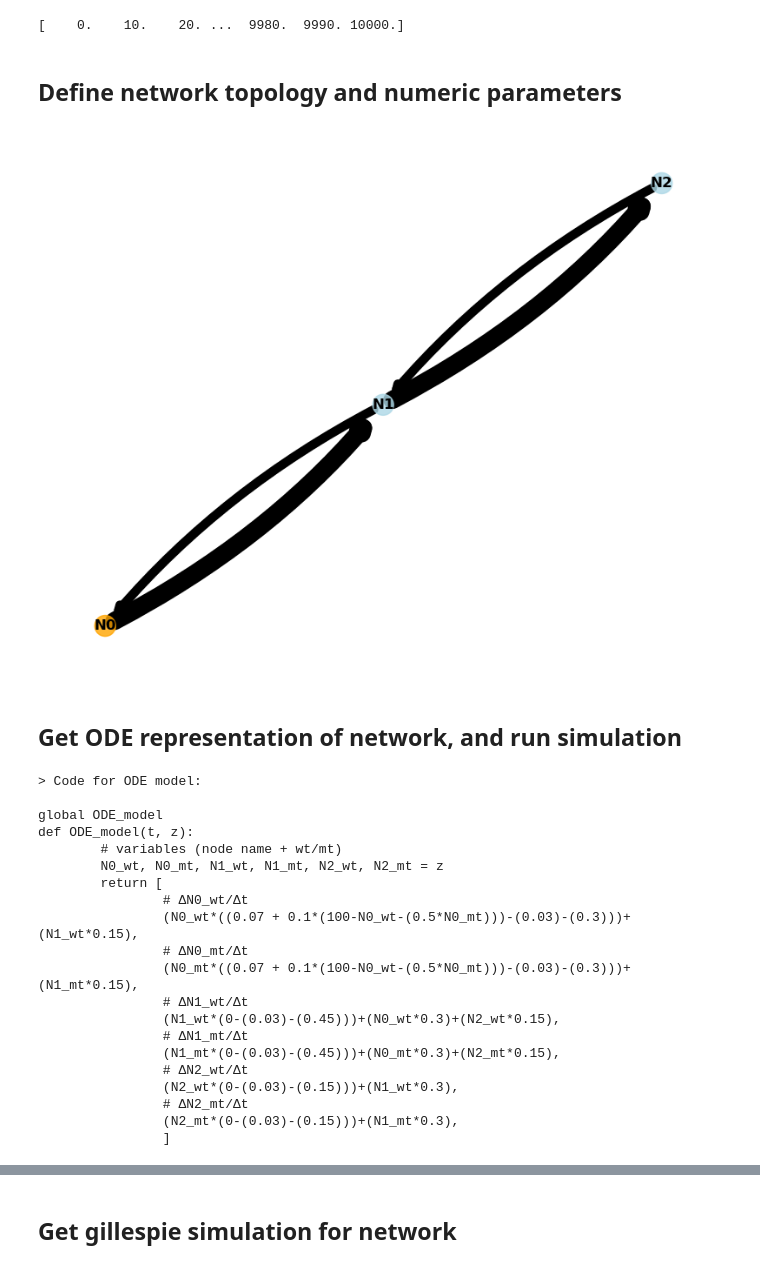
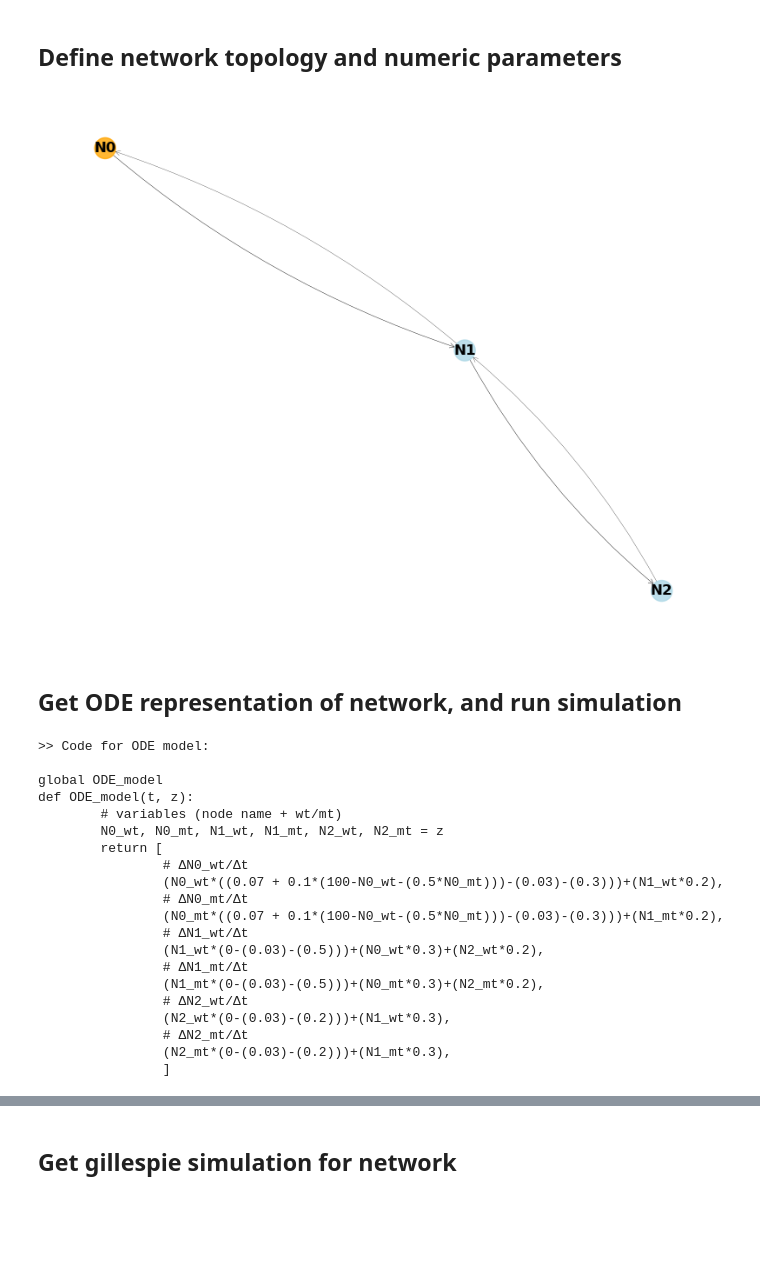
Before and after one commit to dkornai/SSD-in-Neurons, a Jupyter notebook: simulate_from_network.ipynb, the cells around one changed output, grey strips where cells are left out. Cells and saved outputs as stored; diff of their text form; code cells hidden in the pictures; blank space fills up the shorter version.

```diff
--- a/simulate_from_network.ipynb
+++ b/simulate_from_network.ipynb
@@ -13,8 +13,6 @@ from network_generate import linear_network
 import libgillespie
 # %%
 MAX_T = 10000
-TIME_POINTS = np.linspace(0, MAX_T, 1001)
+TIME_POINTS = np.linspace(0, MAX_T, 101)
-# %% [output]
-[    0.    10.    20. ...  9980.  9990. 10000.]
 # %% [markdown]
 ## Define network topology and numeric parameters
@@ -55,23 +19,23 @@ TIME_POINTS = np.linspace(0, MAX_T, 1001)
 # %%
 C_B = 0.1
 MU_AXON = 0.07
 NSS = 100
 DELTA = 0.5
 MU = 0.03
 GAMMA_ANT = 0.3
-GAMMA_RET = 0.15
+GAMMA_RET = 0.2
 
-bio_param = {'c_b':C_B, 'mu_a':MU_AXON, 'nss':NSS, 'delta':DELTA, 'mu':MU, 'gamma_ant':GAMMA_ANT, 'gamma_ret':GAMMA_RET}
-G, VARS, COMP, START_STATE = linear_network(3, bio_param, start_pop = [9, 1])
+bio_param = {'soma_cb':C_B, 'soma_br':MU_AXON, 'soma_nss':NSS, 'delta':DELTA, 'turnover':MU, 'gamma_ant':GAMMA_ANT, 'gamma_ret':GAMMA_RET}
+G, VARS, COMP, START_STATE = network_gen_chain(3, [90, 20], bio_param, )
 plot_network(G)
 # %% [output]
-[figure, old version]
+[figure, new version]
 # %% [markdown]
 ## Get ODE representation of network, and run simulation
 # %%
 ODE_model = ODE_from_network(G)
 # %% [output]
-> Code for ODE model:
+>> Code for ODE model:
 
 global ODE_model
 def ODE_model(t, z):
@@ -79,17 +43,17 @@ def ODE_model(t, z):
         N0_wt, N0_mt, N1_wt, N1_mt, N2_wt, N2_mt = z
         return [
                 # ΔN0_wt/Δt
-                (N0_wt*((0.07 + 0.1*(100-N0_wt-(0.5*N0_mt)))-(0.03)-(0.3)))+(N1_wt*0.15),
+                (N0_wt*((0.07 + 0.1*(100-N0_wt-(0.5*N0_mt)))-(0.03)-(0.3)))+(N1_wt*0.2),
                 # ΔN0_mt/Δt
-                (N0_mt*((0.07 + 0.1*(100-N0_wt-(0.5*N0_mt)))-(0.03)-(0.3)))+(N1_mt*0.15),
+                (N0_mt*((0.07 + 0.1*(100-N0_wt-(0.5*N0_mt)))-(0.03)-(0.3)))+(N1_mt*0.2),
                 # ΔN1_wt/Δt
-                (N1_wt*(0-(0.03)-(0.45)))+(N0_wt*0.3)+(N2_wt*0.15),
+                (N1_wt*(0-(0.03)-(0.5)))+(N0_wt*0.3)+(N2_wt*0.2),
                 # ΔN1_mt/Δt
-                (N1_mt*(0-(0.03)-(0.45)))+(N0_mt*0.3)+(N2_mt*0.15),
+                (N1_mt*(0-(0.03)-(0.5)))+(N0_mt*0.3)+(N2_mt*0.2),
                 # ΔN2_wt/Δt
-                (N2_wt*(0-(0.03)-(0.15)))+(N1_wt*0.3),
+                (N2_wt*(0-(0.03)-(0.2)))+(N1_wt*0.3),
                 # ΔN2_mt/Δt
-                (N2_mt*(0-(0.03)-(0.15)))+(N1_mt*0.3),
+                (N2_mt*(0-(0.03)-(0.2)))+(N1_mt*0.3),
                 ]
 # %%
 ode_results = ODE_simulate(ODE_model, TIME_POINTS, START_STATE)
```
Also changed, not shown: parts of 9 cells of this notebook, 12 other files.
